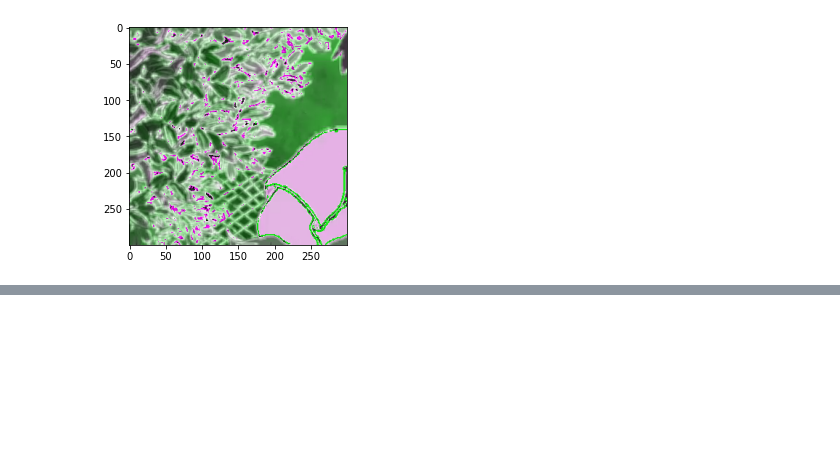
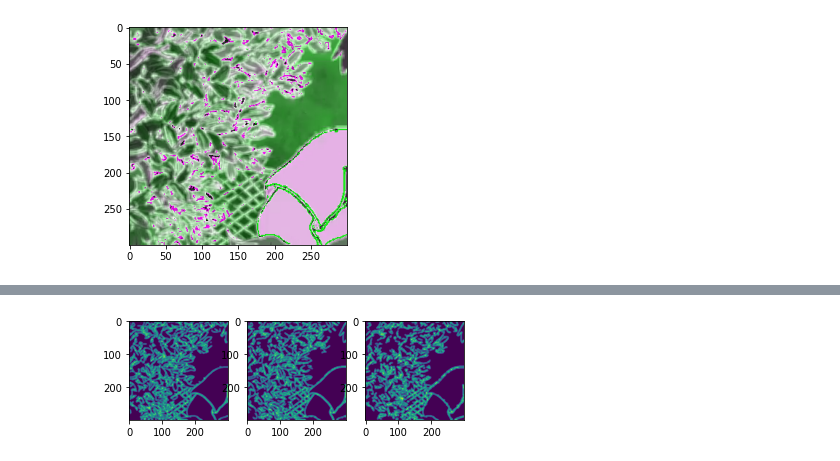
Before and after one commit to yoonchaiyoung/CartoonGAN_Project, a Jupyter notebook: CartoonGAN 모델링.ipynb, the cells around one changed output, grey strips where cells are left out. Cells and saved outputs as stored; diff of their text form; code cells hidden in the pictures; blank space fills up the shorter version.

```diff
--- a/CartoonGAN 모델링.ipynb
+++ b/CartoonGAN 모델링.ipynb
@@ -388,0 +561,10 @@ plt.show()
+# %%
+# 가우시안 1D 커널 생성
+# cv2.getGaussianKernel(kernel size, sigma)
+kernel1d = cv2.getGaussianKernel(5, 3)
+print(kernel1d)
+
+# 가우시안 2D 커널 생성 : 가우시안 1D 커널을 외적
+# np.outer(kernel1d, kernel1d.transpose())
+kernel2d = np.outer(kernel1d, kernel1d.transpose())
+print(kernel2d)
@@ -388,0 +582,9 @@ plt.show()
+# %%
+# 각 채널의 엣지 부분에 가우시안 커널을 적용해주자.
+r_edges_gaussian = cv2.filter2D(r_edges, -1, kernel2d)
+g_edges_gaussian = cv2.filter2D(g_edges, -1, kernel2d)
+b_edges_gaussian = cv2.filter2D(b_edges, -1, kernel2d)
+
+print(r_edges_gaussian)
+print(g_edges_gaussian)
+print(b_edges_gaussian)
@@ -388,0 +609,11 @@ plt.show()
+# %%
+# 각 채널별 smoothing된 엣지 이미지 확인
+plt.subplot(1, 3, 1)
+plt.imshow(r_edges_gaussian)
+plt.subplot(1, 3, 2)
+plt.imshow(g_edges_gaussian)
+plt.subplot(1, 3, 3)
+plt.imshow(b_edges_gaussian)
+plt.show()
+# %% [output]
+[figure, added]
```
Also changed, not shown: parts of 21 cells of this notebook.
